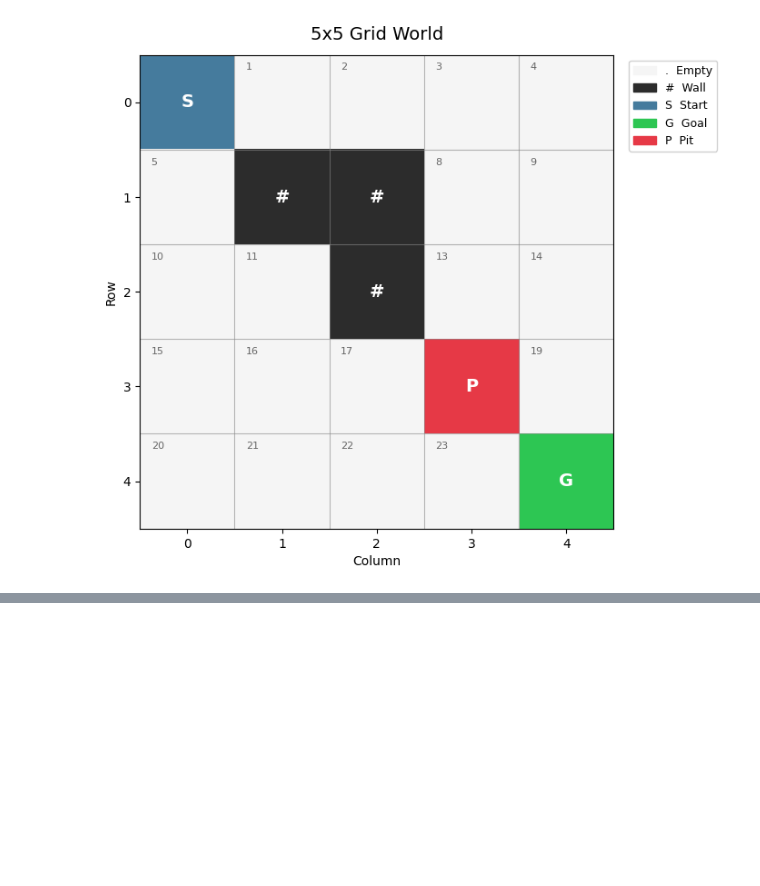
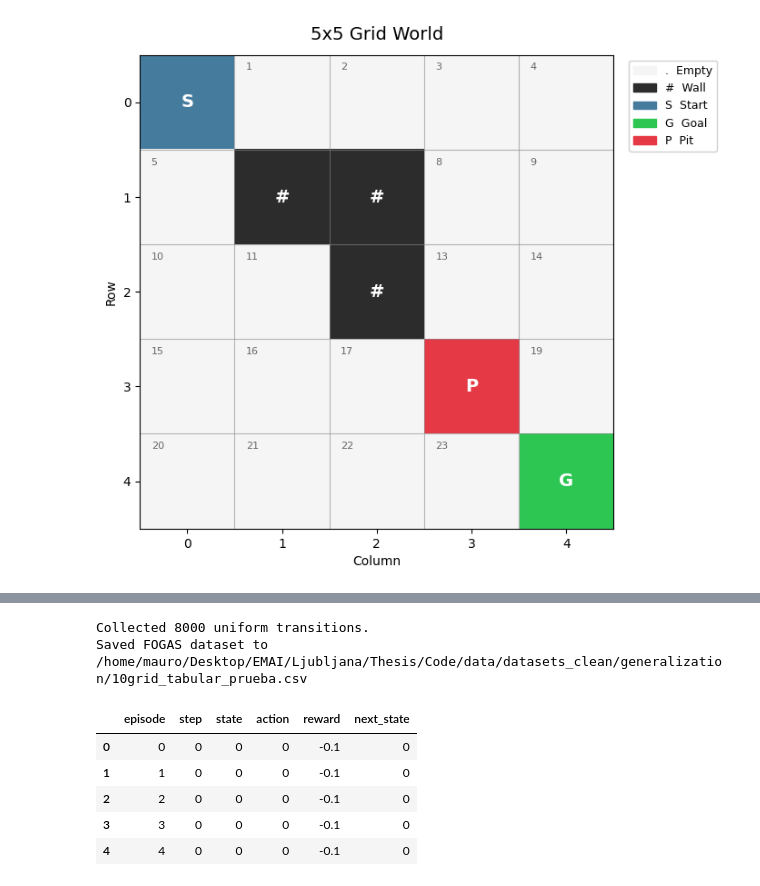
Before and after one commit to maaurod/Generalized-FOGAS, a Jupyter notebook: experiments/fogas_generalization_clean/notebooks/grids_sbeed.ipynb, the cells around one changed output, grey strips where cells are left out. Saved outputs shown, nothing was run; the diff lists cells and outputs as text; code cells hidden in the pictures; blank space fills up the shorter version.

```diff
--- a/experiments/fogas_generalization_clean/notebooks/grids_sbeed.ipynb
+++ b/experiments/fogas_generalization_clean/notebooks/grids_sbeed.ipynb
@@ -1076,0 +1305,24 @@ mdp.print_policy(solver_e.pi)
+# %%
+collector = DiscreteDataBuffer(
+    mdp=mdp,
+    restricted_states=wall_states,
+    terminal_states={goal_grid},
+    seed=SEED,
+)
+
+df = collector.collect_uniform(
+    samples_per_pair=20,  # 25 states * 4 actions * 80 = 8000 rows
+    save_path=str(dataset_path_10grid_prueba),
+    verbose=True,
+)
+
+df.head()
+# %% [output]
+Collected 8000 uniform transitions.
+Saved FOGAS dataset to /home/mauro/Desktop/EMAI/Ljubljana/Thesis/Code/data/datasets_clean/generalization/10grid_tabular_prueba.csv
+|  | episode | step | state | action | reward | next_state |
+| 0 | 0 | 0 | 0 | 0 | -0.1 | 0 |
+| 1 | 1 | 0 | 0 | 0 | -0.1 | 0 |
+| 2 | 2 | 0 | 0 | 0 | -0.1 | 0 |
+| 3 | 3 | 0 | 0 | 0 | -0.1 | 0 |
+| 4 | 4 | 0 | 0 | 0 | -0.1 | 0 |
```
Also changed, not shown: parts of 14 cells of this notebook, 6 other files.
